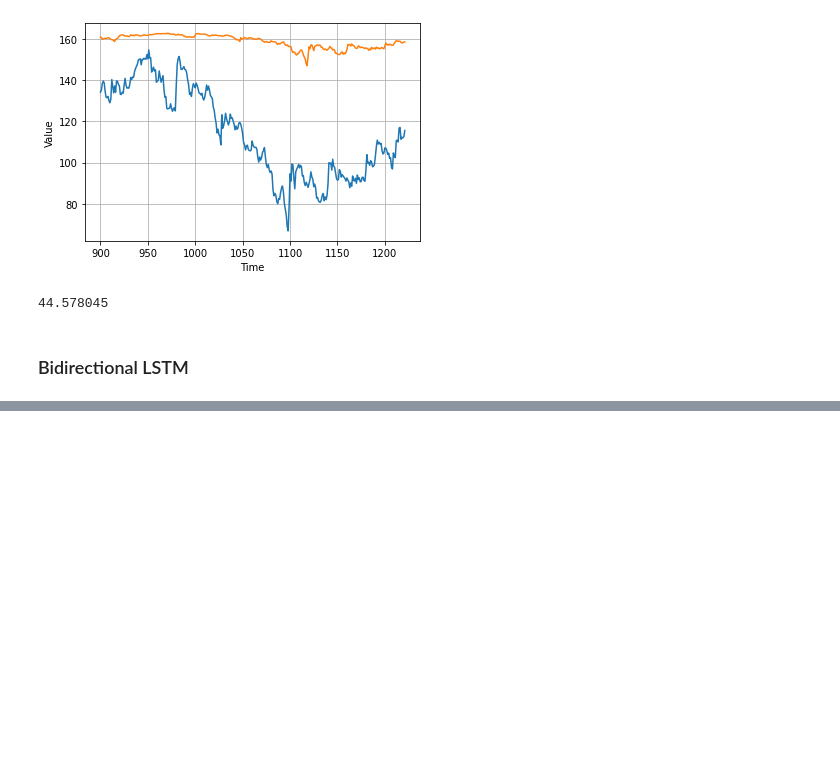
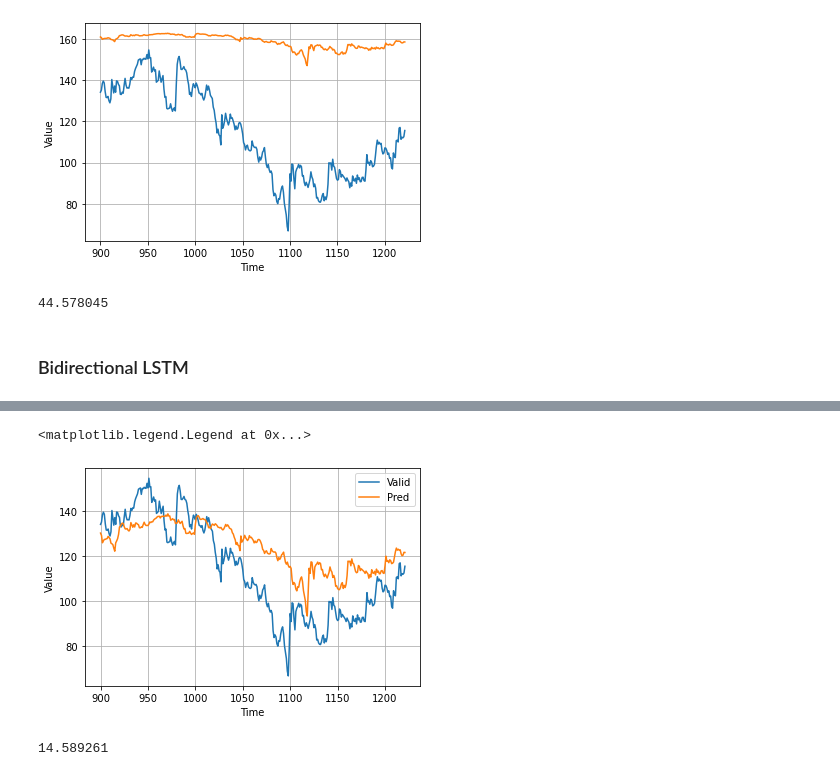
Before and after one commit to kairavkkp/tf-exam-revision, a Jupyter notebook: Course-4/exercise-3-RNN-MindaCorp.ipynb, the cells around one changed output, grey strips where cells are left out. Drawn from its saved outputs; the diff is of its cells as text; code cells hidden in the pictures; blank space fills up the shorter version.

```diff
--- a/Course-4/exercise-3-RNN-MindaCorp.ipynb
+++ b/Course-4/exercise-3-RNN-MindaCorp.ipynb
@@ -163,0 +176,18 @@ UnknownError:  [_Derived_]  Fail to find the dnn implementation.
+# %%
+forecast = []
+for time in range(len(close_price) - 20):
+    forecast.append(model.predict(tf.expand_dims(close_price[time:time+20],axis=-1)))
+
+forecast = forecast[split_time-20:]
+results = np.array(forecast)[:,0,0]
+# %%
+plot_series(time_valid, price_valid)
+plot_series(time_valid, results*3)
+plt.legend(["Valid","Pred"])
+# %% [output]
+<matplotlib.legend.Legend at 0x...>
+[figure, added]
+# %%
+print(tf.keras.metrics.mean_absolute_error(price_valid,results*3).numpy())
+# %% [output]
+14.589261
```
Also changed, not shown: parts of 1 cell of this notebook.
